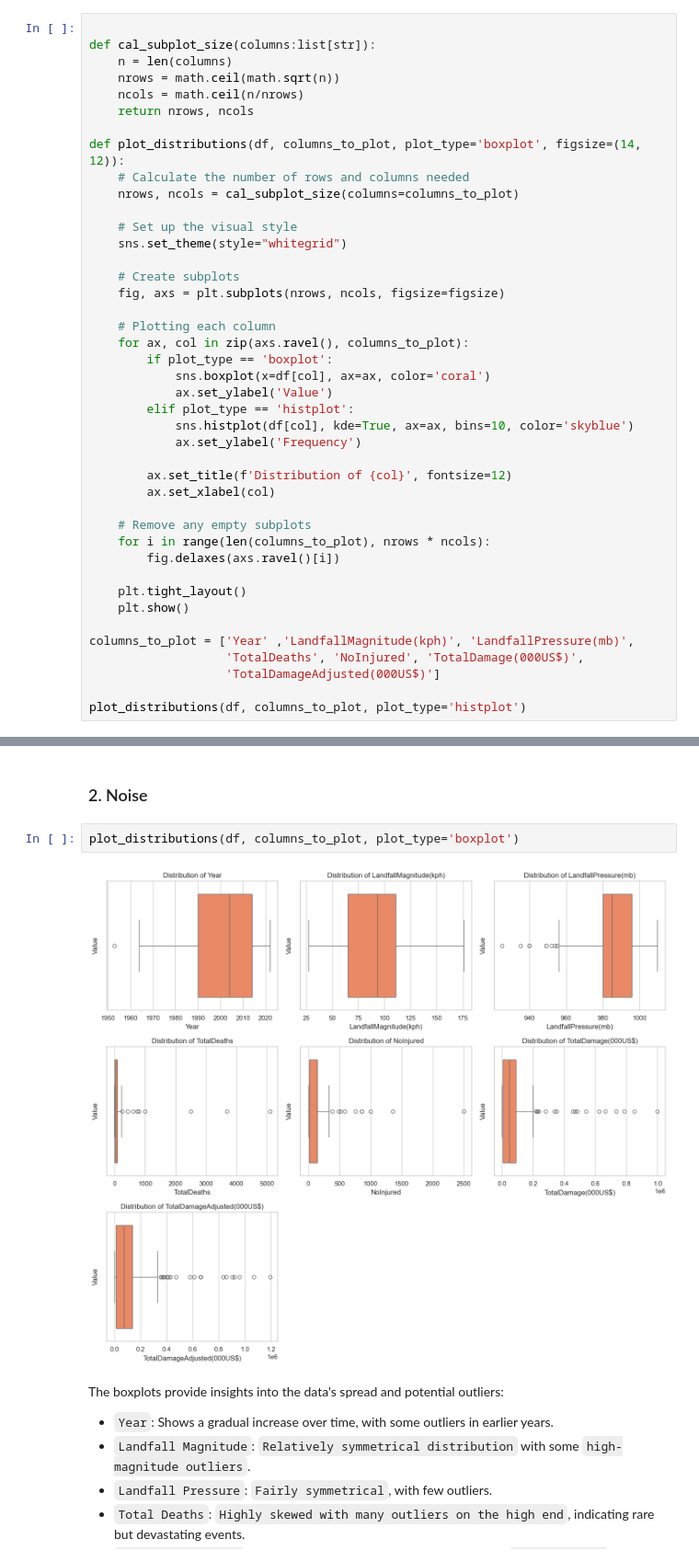
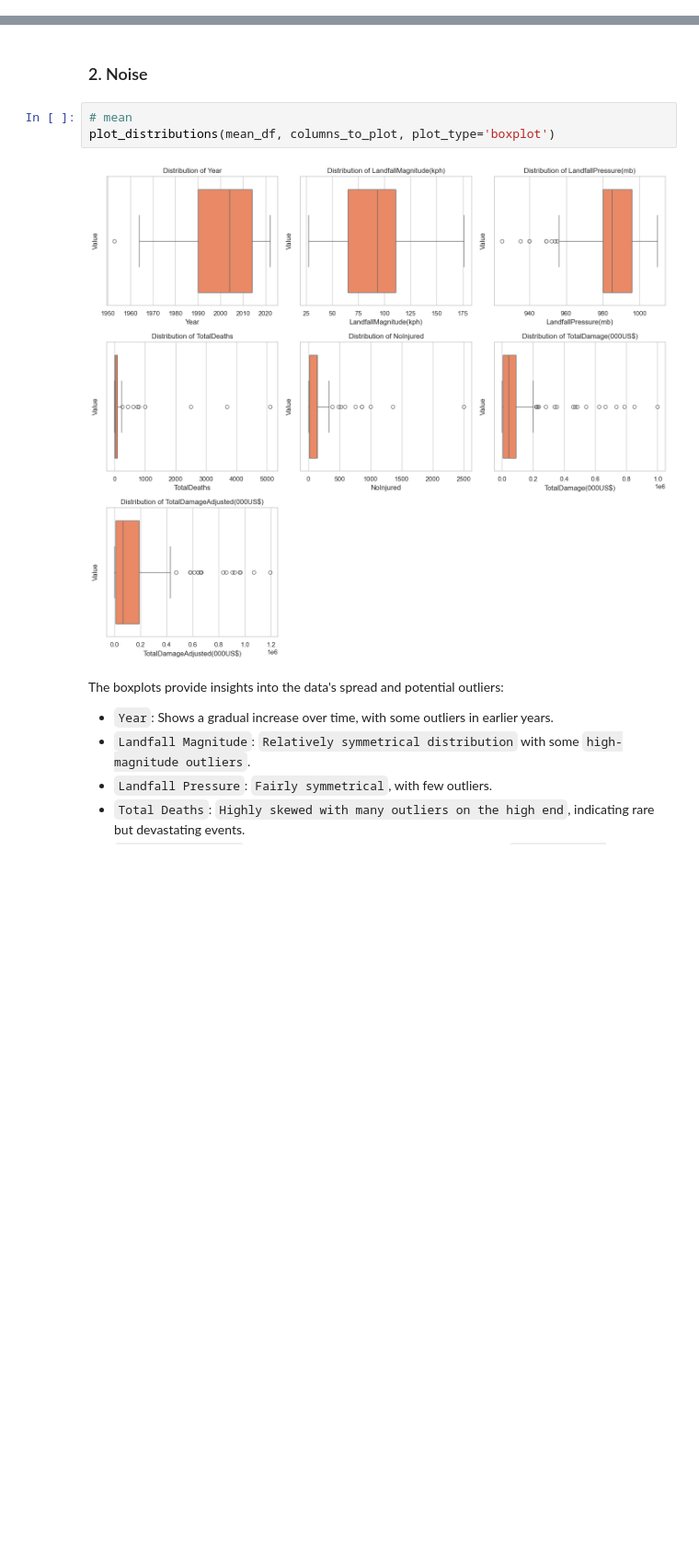
Before and after one commit to KanjiroReal/Vietnam-Storm-Damage-analysis, a Jupyter notebook: EDA.ipynb, the cells around one changed output, grey strips where cells are left out. Shown at 92% size. Drawn from its saved outputs; the diff is of its cells as text; blank space fills up the shorter version.

```diff
--- a/EDA.ipynb
+++ b/EDA.ipynb
@@ -149,44 +252,2 @@ After loading the data and examining the basic information:
 # %% [markdown]
 ### 1. Distribution
-# %%
-
-def cal_subplot_size(columns:list[str]):
-    n = len(columns)
-    nrows = math.ceil(math.sqrt(n))
-    ncols = math.ceil(n/nrows)
-    return nrows, ncols
-
-def plot_distributions(df, columns_to_plot, plot_type='boxplot', figsize=(14, 12)):
-    # Calculate the number of rows and columns needed
-    nrows, ncols = cal_subplot_size(columns=columns_to_plot)
-
-    # Set up the visual style
-    sns.set_theme(style="whitegrid")
-
-    # Create subplots
-    fig, axs = plt.subplots(nrows, ncols, figsize=figsize)
-
-    # Plotting each column
-    for ax, col in zip(axs.ravel(), columns_to_plot):
-        if plot_type == 'boxplot':
-            sns.boxplot(x=df[col], ax=ax, color='coral')
-            ax.set_ylabel('Value')
-        elif plot_type == 'histplot':
-            sns.histplot(df[col], kde=True, ax=ax, bins=10, color='skyblue')
-            ax.set_ylabel('Frequency')
-
-        ax.set_title(f'Distribution of {col}', fontsize=12)
-        ax.set_xlabel(col)
-
-    # Remove any empty subplots
-    for i in range(len(columns_to_plot), nrows * ncols):
-        fig.delaxes(axs.ravel()[i])
-
-    plt.tight_layout()
-    plt.show()
-
-columns_to_plot = ['Year' ,'LandfallMagnitude(kph)', 'LandfallPressure(mb)',
-                   'TotalDeaths', 'NoInjured', 'TotalDamage(000US$)',
-                   'TotalDamageAdjusted(000US$)']
-
-plot_distributions(df, columns_to_plot, plot_type='histplot')
@@ -205,9 +321,10 @@ The histograms reveal several insights about the data distribution:
 # %% [markdown]
 ### 2. Noise
 # %%
-plot_distributions(df, columns_to_plot, plot_type='boxplot')
+# mean
+plot_distributions(mean_df, columns_to_plot, plot_type='boxplot')
 # %% [output]
-[figure, old version]
+[figure, new version]
 # %% [markdown]
 The boxplots provide insights into the data's spread and potential outliers:
 
```
Also changed, not shown: parts of 45 cells of this notebook, 9 other files.
